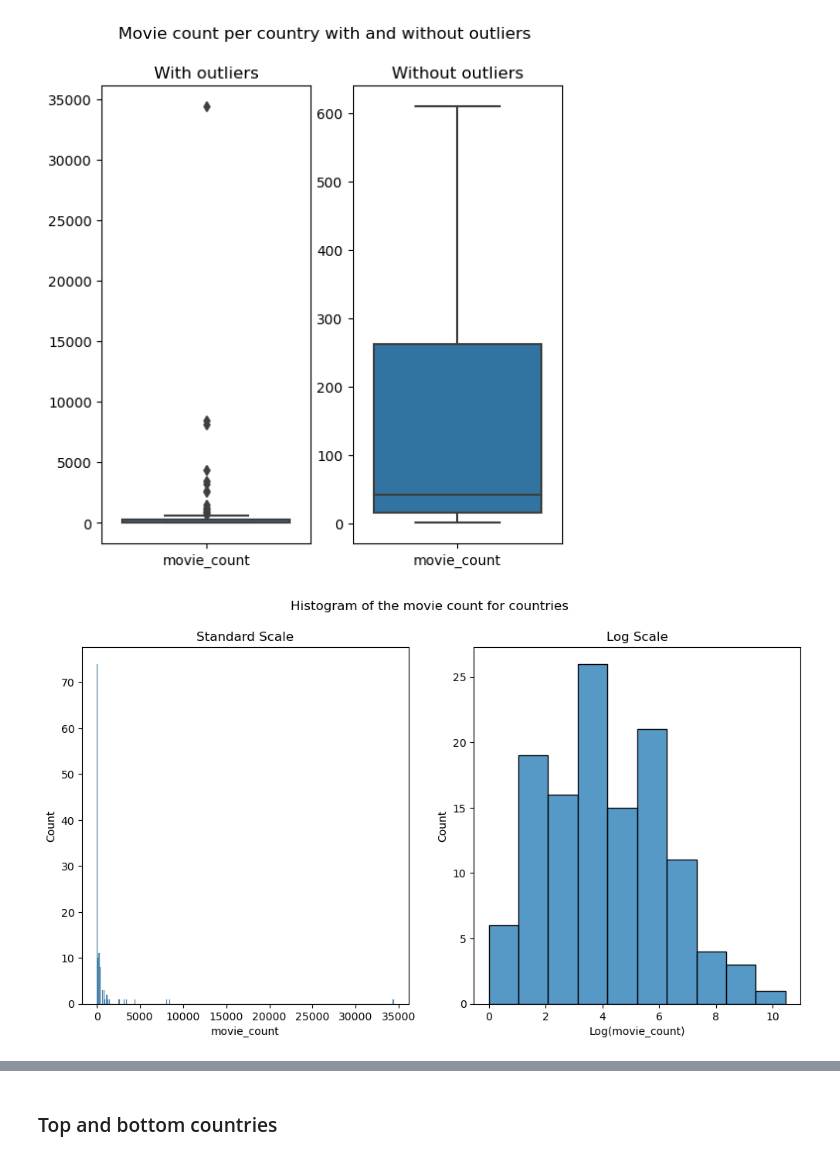
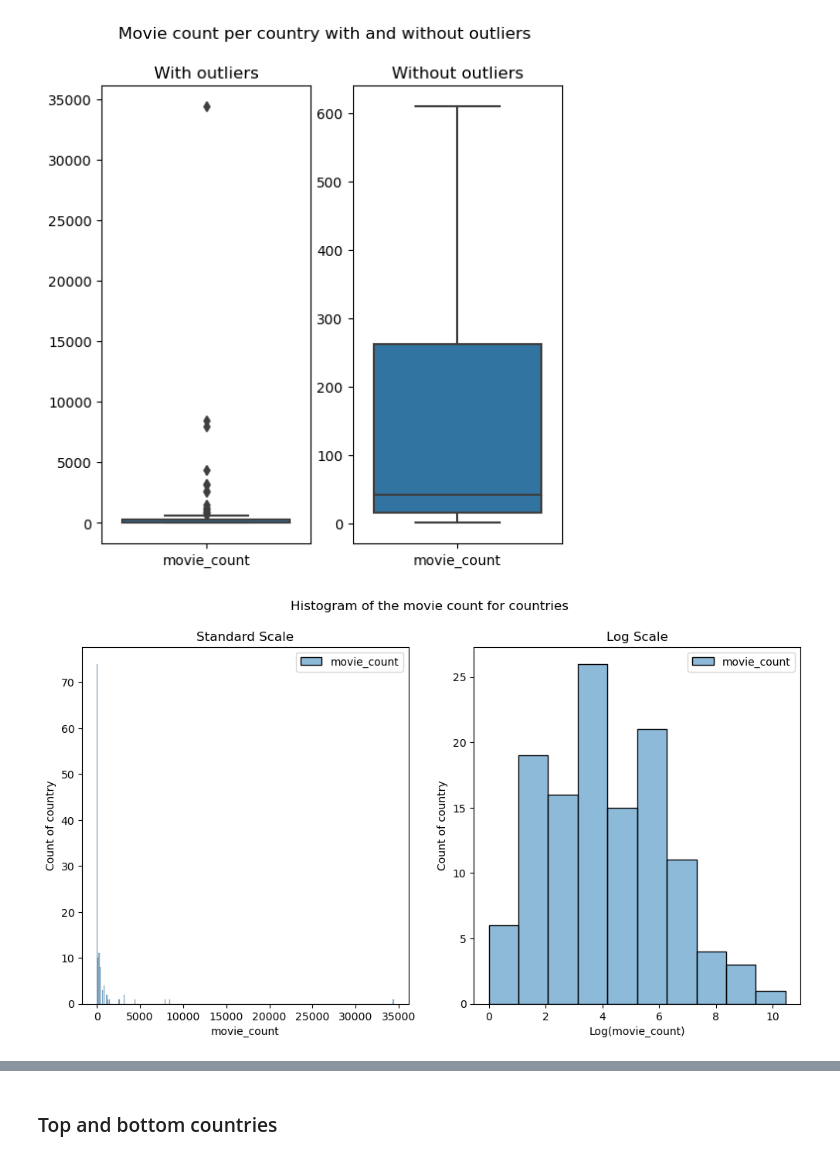
Before and after one commit to epfl-ada/ada-2022-project-zozoz, a Jupyter notebook: src/eda/data_inspection.ipynb, the cells around one changed output, grey strips where cells are left out. Drawn from its saved outputs; the diff is of its cells as text; code cells hidden in the pictures.

Commit message:
add movie relationship with entries

```diff
--- a/src/eda/data_inspection.ipynb
+++ b/src/eda/data_inspection.ipynb
@@ -121,23 +121,32 @@ def movie_count_box_plot(movie_count_df: pd.DataFrame,title: str):
     axs[1].set_title("Without outliers");
 # %%
-def movie_count_draw_histogram(movie_count_df: pd.DataFrame, movie_log_count_df: pd.DataFrame,title: str):
+def count_draw_histogram(count_df: pd.DataFrame, log_count_df: pd.DataFrame,
+                         title: str, is_log=False):
     """
     Plot the histogram of the movie counts in normal and log scale.
 
-    :param movie_count_df: Pandas dataframe with one column for the movie count
+    :param count_df: Pandas dataframe with one column for the entry count
                            and the entry name as index.
-    :param movie_log_count_df: Pandas dataframe with one column for the movie count
+    :param count_df: Pandas dataframe with one column for the entry count
                            in log scale and the entry name as index.
     :param title: Title of the plot.
 
     """
     fig,axs = plt.subplots(1,2,figsize=(12,6))
     fig.suptitle(title)
-    sns.histplot(movie_count_df.movie_count,ax=axs[0])
+    sns.histplot(count_df,ax=axs[0])
+    count_quantity = count_df.index.name.split("_")[0]
     axs[0].set_title("Standard Scale")
-    sns.histplot(movie_log_count_df.movie_count,ax=axs[1])
-    axs[1].set_xlabel("Log(movie_count)")
+    axs[0].set_xlabel(f"{count_df.columns[0]}")
+    axs[0].set_ylabel(f"Count of {count_quantity}")
+    sns.histplot(log_count_df,ax=axs[1])
+    axs[1].set_xlabel(f"Log({count_df.columns[0]})")
+    axs[1].set_ylabel(f"Count of {count_quantity}")
     axs[1].set_title("Log Scale");
+    if is_log:
+        for ax in axs:
+            ax.set_yscale("log")
+            ax.set_ylabel("Log(Count)")
 # %% [markdown]
 ## Country
 
@@ -193,10 +185,10 @@ movie_count_box_plot(country_count_df,"Movie count per country with and without
 # %% [output]
 [figure]
 # %%
-movie_count_draw_histogram(country_count_df,country_log_count_df,
+count_draw_histogram(country_count_df,country_log_count_df,
                            "Histogram of the movie count for countries")
 # %% [output]
-[figure, old version]
+[figure, new version]
 # %%
 movie_count_bar_plot(country_log_count_df,"Distribution of movie number accross the different countries.",
                     is_log=True)
```
Also changed, not shown: parts of 29 cells of this notebook.
